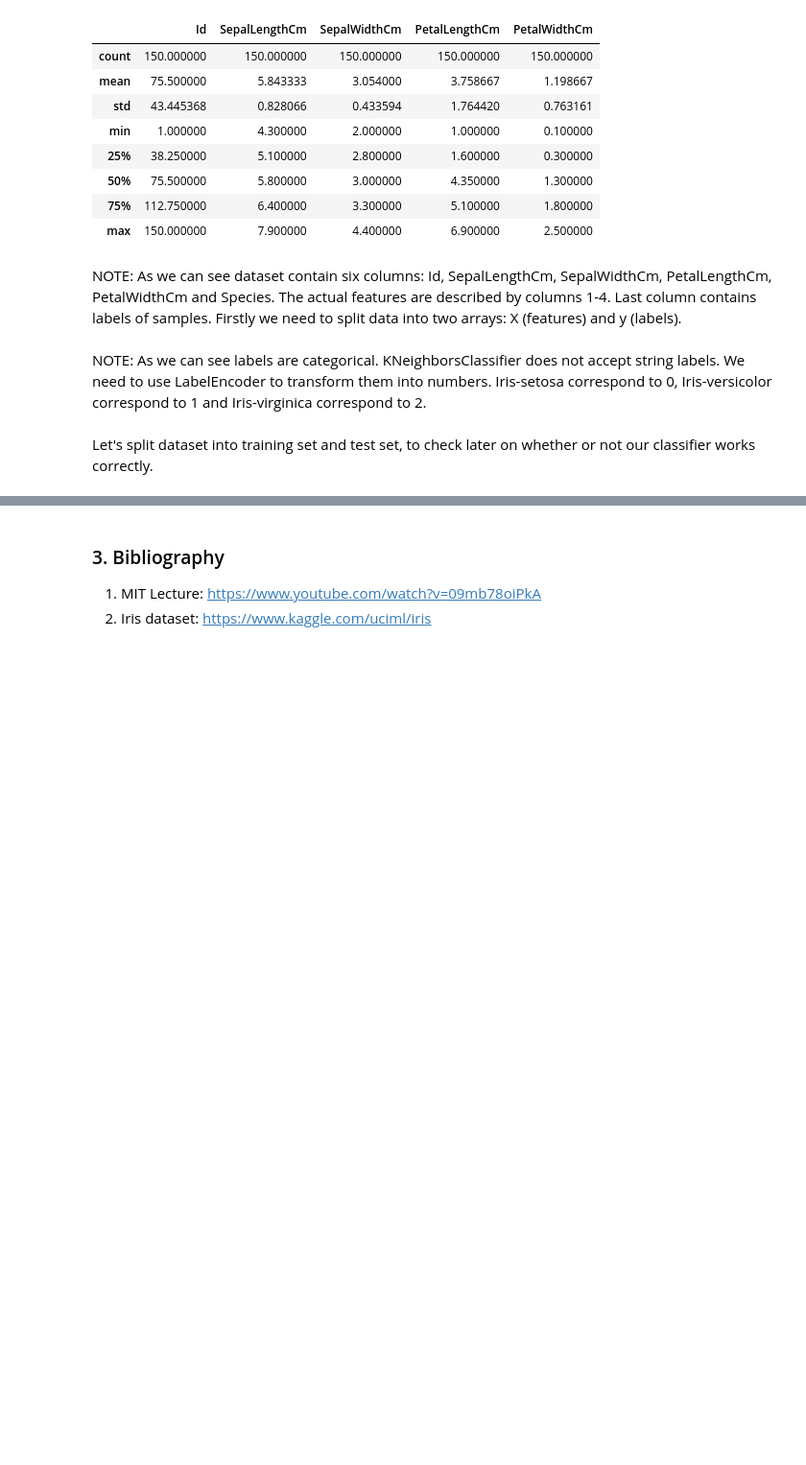
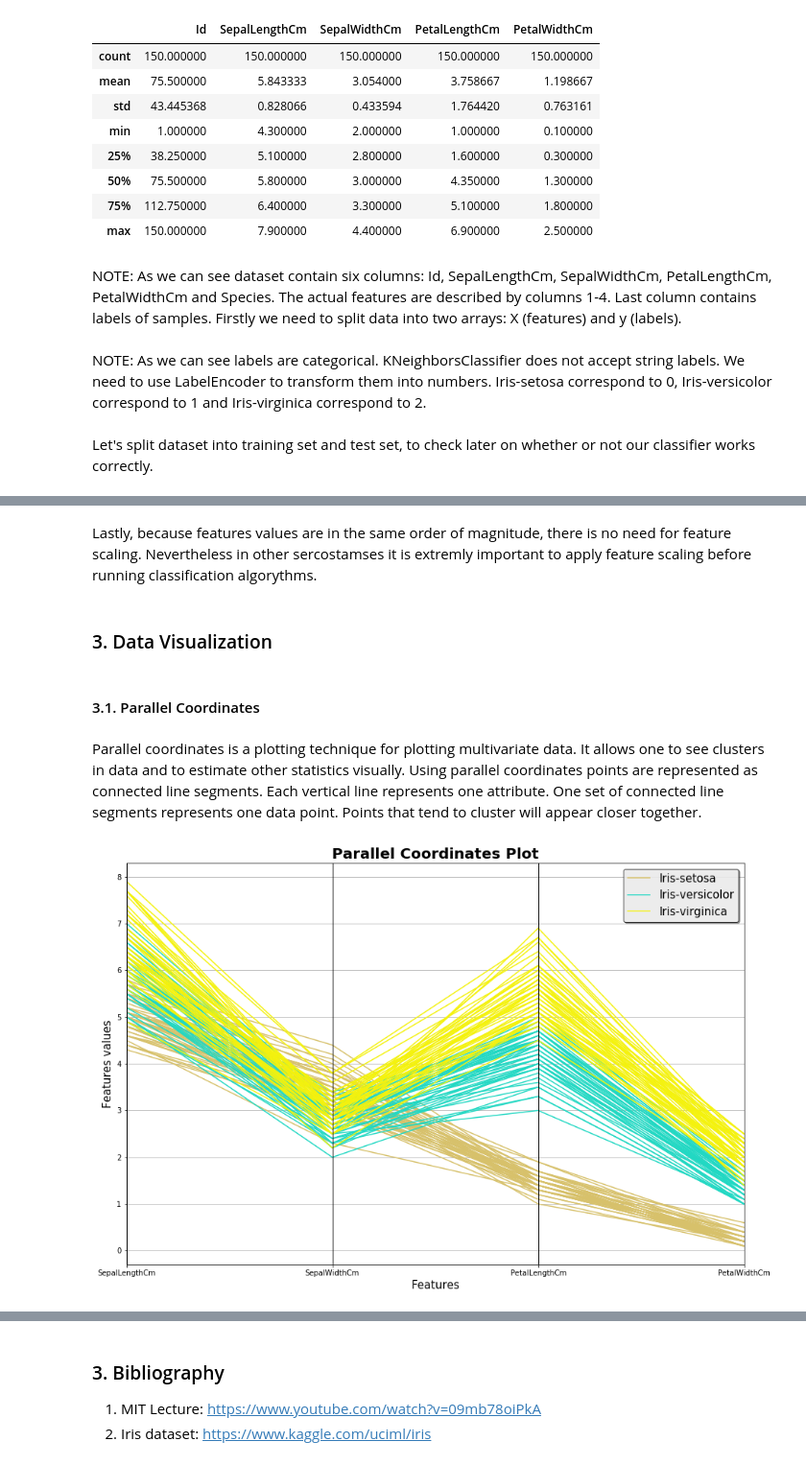
Before and after one commit to SkalskiP/ILearnMachineLearning.py, a Jupyter notebook: 03_Classification/01_K_Nearest_Neighbor/K_Nearest_Neighbor_IrisProject .ipynb, the cells around one changed output, grey strips where cells are left out. Shown: that part at 96% size. Drawn from its saved outputs; the diff is of its cells as text; code cells hidden in the pictures; blank space fills up the shorter version.

Commit message:
multi dim visualizations

```diff
--- a/03_Classification/01_K_Nearest_Neighbor/K_Nearest_Neighbor_IrisProject .ipynb
+++ b/03_Classification/01_K_Nearest_Neighbor/K_Nearest_Neighbor_IrisProject .ipynb
@@ -82,0 +63,4 @@ array([[ 5.8,  2.8,  5.1,  2.4],
+# %% [markdown]
+Lastly, because features values are in the same order of magnitude, there is no need for feature scaling. Nevertheless in other sercostamses it is extremly important to apply feature scaling before running classification algorythms.
+# %% [markdown]
+### 3. Data Visualization
@@ -82,0 +71,15 @@ array([[ 5.8,  2.8,  5.1,  2.4],
+# %% [markdown]
+#### 3.1. Parallel Coordinates
+# %% [markdown]
+Parallel coordinates is a plotting technique for plotting multivariate data. It allows one to see clusters in data and to estimate other statistics visually. Using parallel coordinates points are represented as connected line segments. Each vertical line represents one attribute. One set of connected line segments represents one data point. Points that tend to cluster will appear closer together.
+# %%
+from pandas.plotting import parallel_coordinates
+plt.figure(figsize=(15,10))
+parallel_coordinates(dataset.drop("Id", axis=1), "Species")
+plt.title('Parallel Coordinates Plot', fontsize=20, fontweight='bold')
+plt.xlabel('Features', fontsize=15)
+plt.ylabel('Features values', fontsize=15)
+plt.legend(loc=1, prop={'size': 15}, frameon=True,shadow=True, facecolor="white", edgecolor="black")
+plt.show()
+# %% [output]
+[figure, added]
```
Also changed, not shown: parts of 5 cells of this notebook.
